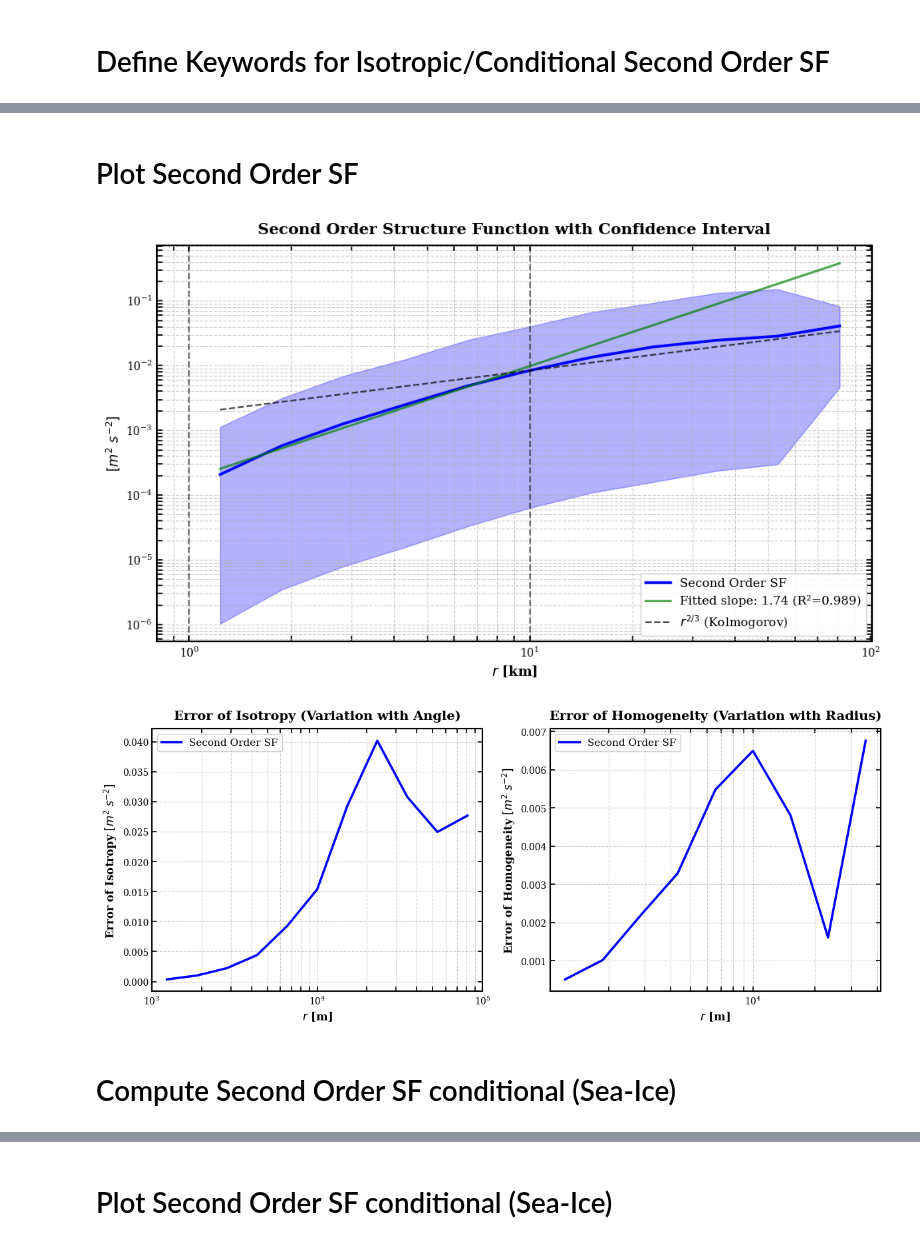
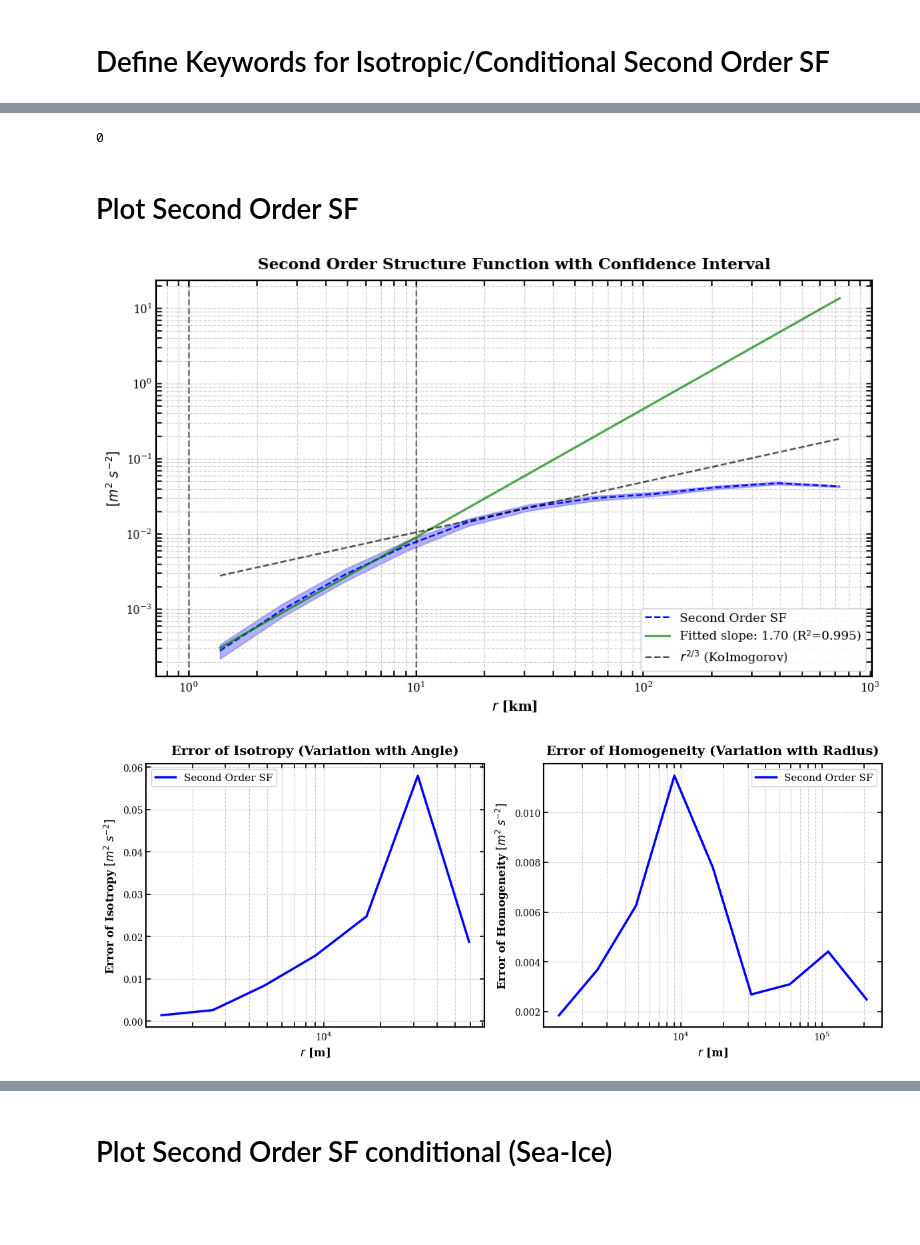
Before and after one commit to aayouche/pyturbo_sf, a Jupyter notebook: docs/source/examples/example_2D_MITGCM_Conditional.ipynb, the cells around one changed output, grey strips where cells are left out. Drawn from its saved outputs; the diff is of its cells as text; code cells hidden in the pictures; blank space fills up the shorter version.

```diff
--- a/docs/source/examples/example_2D_MITGCM_Conditional.ipynb
+++ b/docs/source/examples/example_2D_MITGCM_Conditional.ipynb
@@ -118,42 +132,43 @@ ds = xr.Dataset(
 # Define Keywords for Isotropic/Conditional Second Order SF
 # %%
 nbins = 11
-bin_r = np.logspace(np.log10(1.0e3), np.log10(1.0e5), int(nbins+1))
+# Fewer bins = more shifts per bin
+bin_r = np.logspace(np.log10(1e3), np.log10(1e6), nbins+1)  # Start at 5 km
 bins = {'r': bin_r}
 
 sf_kwargs_is = dict(
     ds=ds,
     variables_names=['u','v'],
-    bootsize={'y': 88, 'x': 62},
+    bootsize={'y': 88//4, 'x': 62//4},
     bins=bins,
     fun='default_vel',
     order=2,
-    initial_nbootstrap=6000,
-    max_nbootstrap=6000,
+    initial_nbootstrap=5000,
+    max_nbootstrap=5000,
     step_nbootstrap=0,
     convergence_eps=0.001,
     confidence_interval=0.95,
-    ci_method='percentile',
     n_jobs=-1,
-    backend='loky'
+    backend='loky',
+    seed=42
 )
 
 sf_kwargs_cond = dict(
     ds=ds,
     variables_names=['u','v'],
-    bootsize={'y': 88, 'x': 62},
+    bootsize={'y': 88//4, 'x': 62//4},
     bins=bins,
     fun='default_vel',
     order=2,
-    initial_nbootstrap=1000,
-    max_nbootstrap=1000,
+    initial_nbootstrap=5000,
+    max_nbootstrap=5000,
     step_nbootstrap=0,
     convergence_eps=0.001,
     confidence_interval=0.95,
     conditioning_var='sic',
-    conditioning_bins=np.linspace(0.,1.,10),#[0,0.15] or [0.15,0.8] or [0.8,1.0]
-    ci_method='percentile',
+    conditioning_bins=np.linspace(-0.01,1.01,11),#[0,0.15] or [0.15,0.8] or [0.8,1.0]
     n_jobs=-1,
-    backend='loky'
+    backend='loky',
+    seed=42
 )
 # %% [markdown]
@@ -183,3 +199,7 @@ Wall time: 3min 3s
+# %%
+gc.collect()
+# %% [output]
+0
 # %% [markdown]
 # Plot Second Order SF
 # %%
@@ -187,7 +207,7 @@ Wall time: 3min 3s
 plt.figure(figsize=(10, 6))
 # Structure Function with Confidence Interval
 # Add longitudinal structure function with error bars
-plt.loglog(iso_sf.r/1e3, iso_sf.sf, 'b-', linewidth=2.5, label='Second Order SF')
+plt.loglog(iso_sf.r/1e3, iso_sf.sf, 'b--', linewidth=1.5, label='Second Order SF')
 plt.fill_between(iso_sf.r/1e3,iso_sf.ci_lower,iso_sf.ci_upper,color='b',alpha=0.3)
 plt.axvline(1,linestyle='--',alpha=0.5,color='k')
 plt.axvline(10,linestyle='--',alpha=0.5,color='k')
@@ -255,34 +275,32 @@ plt.legend(fontsize=11, frameon=True, facecolor='white', framealpha=0.9)
 ax = plt.gca()
 for spine in ax.spines.values():
     spine.set_linewidth(1.5)
 ax.tick_params(which='both', direction='in', width=1.2, length=5,
               labelsize=10, top=True, right=True)
 ax.xaxis.set_major_formatter(ticker.LogFormatterSciNotation())
 
 # Error of homogeneity
 plt.subplot(122)
 plt.plot(iso_sf.r_subset, iso_sf.error_homogeneity, 'b-', linewidth=2.5,label='Second Order SF')
 plt.xlabel(r'$r$ [m]', fontsize=12, fontweight='bold')
 plt.ylabel('Error of Homogeneity'+' '+r'$[m^{2}~s^{-2}]$', fontsize=12, fontweight='bold')
 plt.title('Error of Homogeneity (Variation with Radius)',
          fontsize=14, fontweight='bold', pad=10)
 plt.grid(True, which='both', linestyle='--', alpha=0.6)
 plt.xscale('log')
 plt.legend(fontsize=11, frameon=True, facecolor='white', framealpha=0.9)
 
 # Customize spines and ticks
 ax = plt.gca()
 for spine in ax.spines.values():
     spine.set_linewidth(1.5)
 ax.tick_params(which='both', direction='in', width=1.2, length=5,
               labelsize=10, top=True, right=True)
 ax.xaxis.set_major_formatter(ticker.LogFormatterSciNotation())
 
 plt.tight_layout()
 
 plt.show()
 # %% [output]
-[figure, old version]
+[figure, new version]
-[figure, old version]
+[figure, new version]
-# %% [markdown]
-# Compute Second Order SF conditional (Sea-Ice)
```
Also changed, not shown: parts of 9 cells of this notebook, 46 other files.
